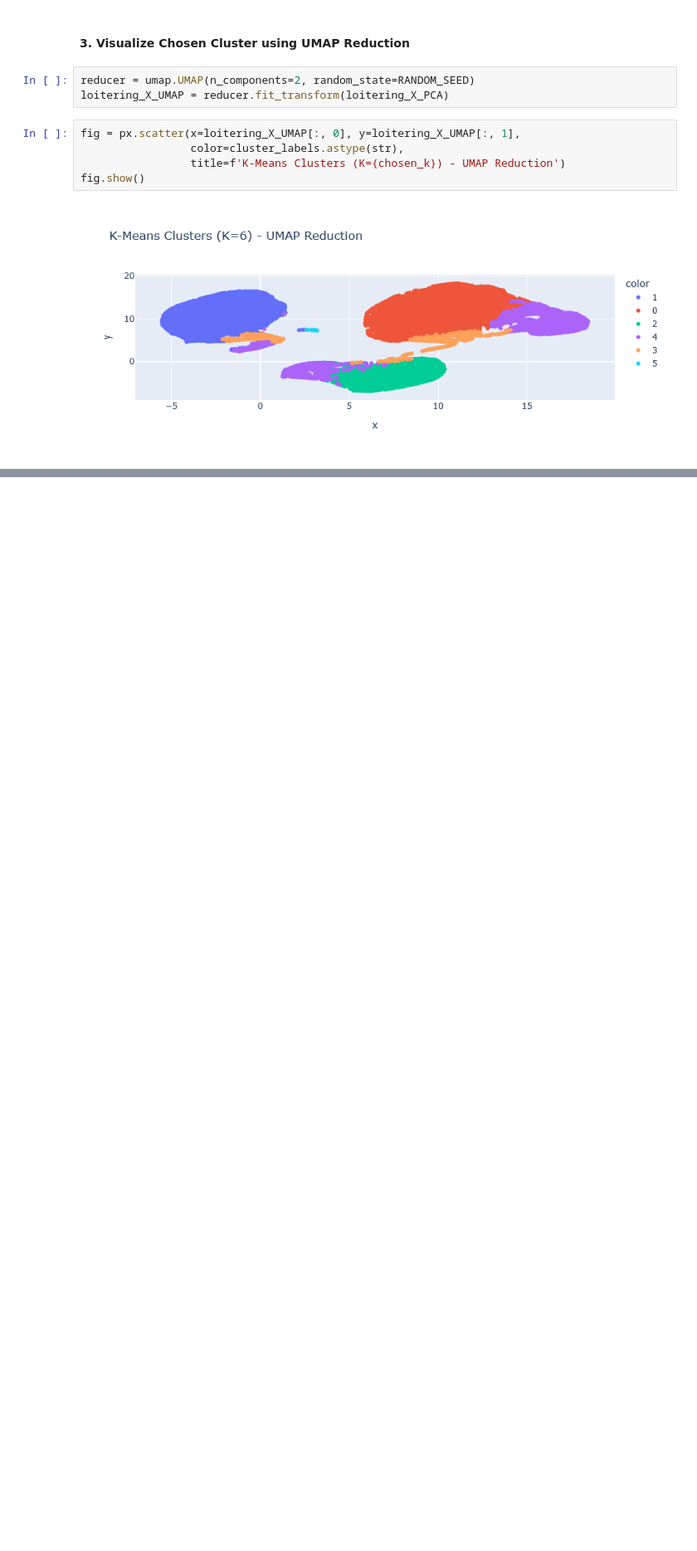
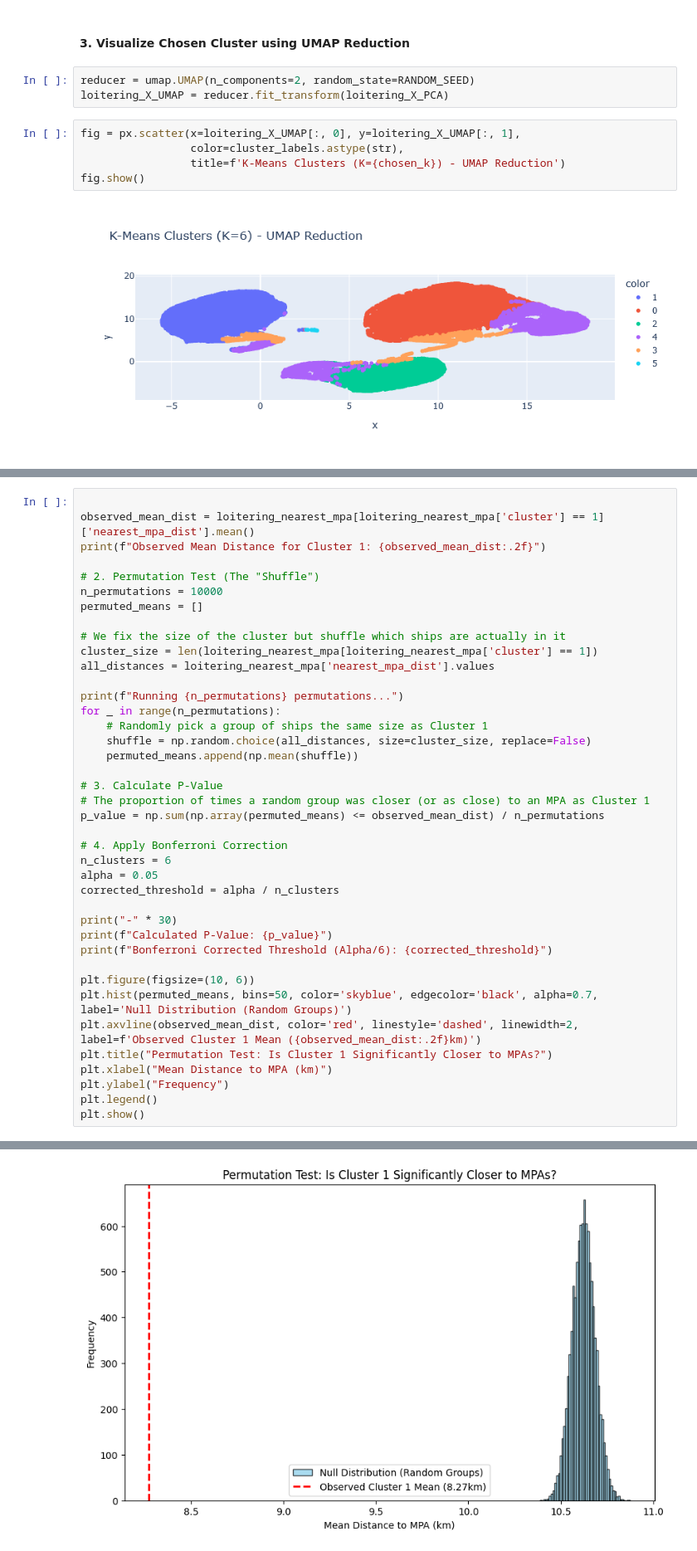
Before and after one commit to Hawlll/Transshipment-Behavior-Analysis, a Jupyter notebook: notebooks/03_modeling.ipynb, the cells around one changed output, grey strips where cells are left out. Shown at 83% size. Saved outputs shown, nothing was run; the diff lists cells and outputs as text; blank space fills up the shorter version.

Commit message:
Added permutation test in modelling for cluster 1

```diff
--- a/notebooks/03_modeling.ipynb
+++ b/notebooks/03_modeling.ipynb
@@ -319,0 +322,41 @@ if __name__ == '__main__':
+# %%
+
+observed_mean_dist = loitering_nearest_mpa[loitering_nearest_mpa['cluster'] == 1]['nearest_mpa_dist'].mean()
+print(f"Observed Mean Distance for Cluster 1: {observed_mean_dist:.2f}")
+
+# 2. Permutation Test (The "Shuffle")
+n_permutations = 10000
+permuted_means = []
+
+# We fix the size of the cluster but shuffle which ships are actually in it
+cluster_size = len(loitering_nearest_mpa[loitering_nearest_mpa['cluster'] == 1])
+all_distances = loitering_nearest_mpa['nearest_mpa_dist'].values
+
+print(f"Running {n_permutations} permutations...")
+for _ in range(n_permutations):
+    # Randomly pick a group of ships the same size as Cluster 1
+    shuffle = np.random.choice(all_distances, size=cluster_size, replace=False)
+    permuted_means.append(np.mean(shuffle))
+
+# 3. Calculate P-Value
+# The proportion of times a random group was closer (or as close) to an MPA as Cluster 1
+p_value = np.sum(np.array(permuted_means) <= observed_mean_dist) / n_permutations
+
+# 4. Apply Bonferroni Correction
+n_clusters = 6
+alpha = 0.05
+corrected_threshold = alpha / n_clusters
+
+print("-" * 30)
+print(f"Calculated P-Value: {p_value}")
+print(f"Bonferroni Corrected Threshold (Alpha/6): {corrected_threshold}")
+
+plt.figure(figsize=(10, 6))
+plt.hist(permuted_means, bins=50, color='skyblue', edgecolor='black', alpha=0.7, label='Null Distribution (Random Groups)')
+plt.axvline(observed_mean_dist, color='red', linestyle='dashed', linewidth=2, label=f'Observed Cluster 1 Mean ({observed_mean_dist:.2f}km)')
+plt.title("Permutation Test: Is Cluster 1 Significantly Closer to MPAs?")
+plt.xlabel("Mean Distance to MPA (km)")
+plt.ylabel("Frequency")
+plt.legend()
+plt.show()
+# %% [output]
@@ -319,0 +368 @@ if __name__ == '__main__':
+[figure, added]
```
Also changed, not shown: parts of 3 cells of this notebook.
